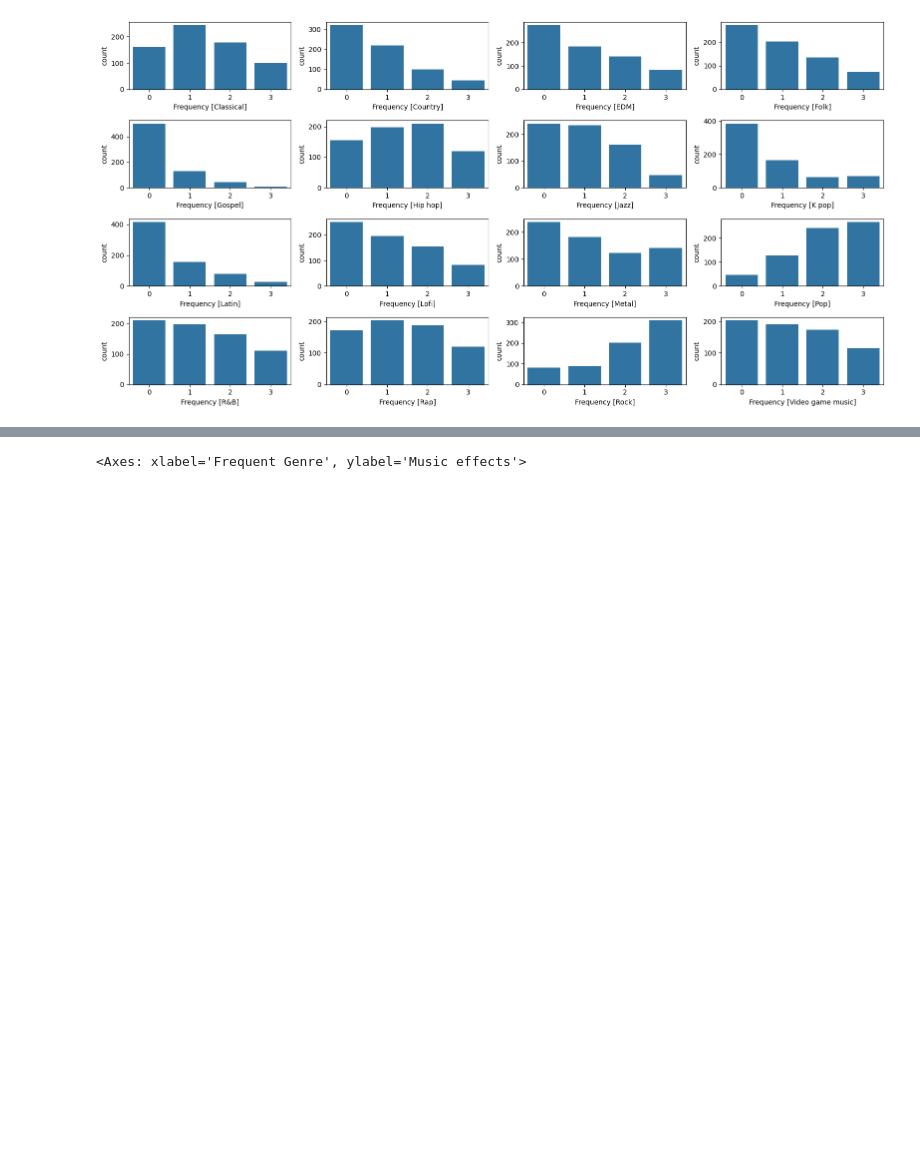
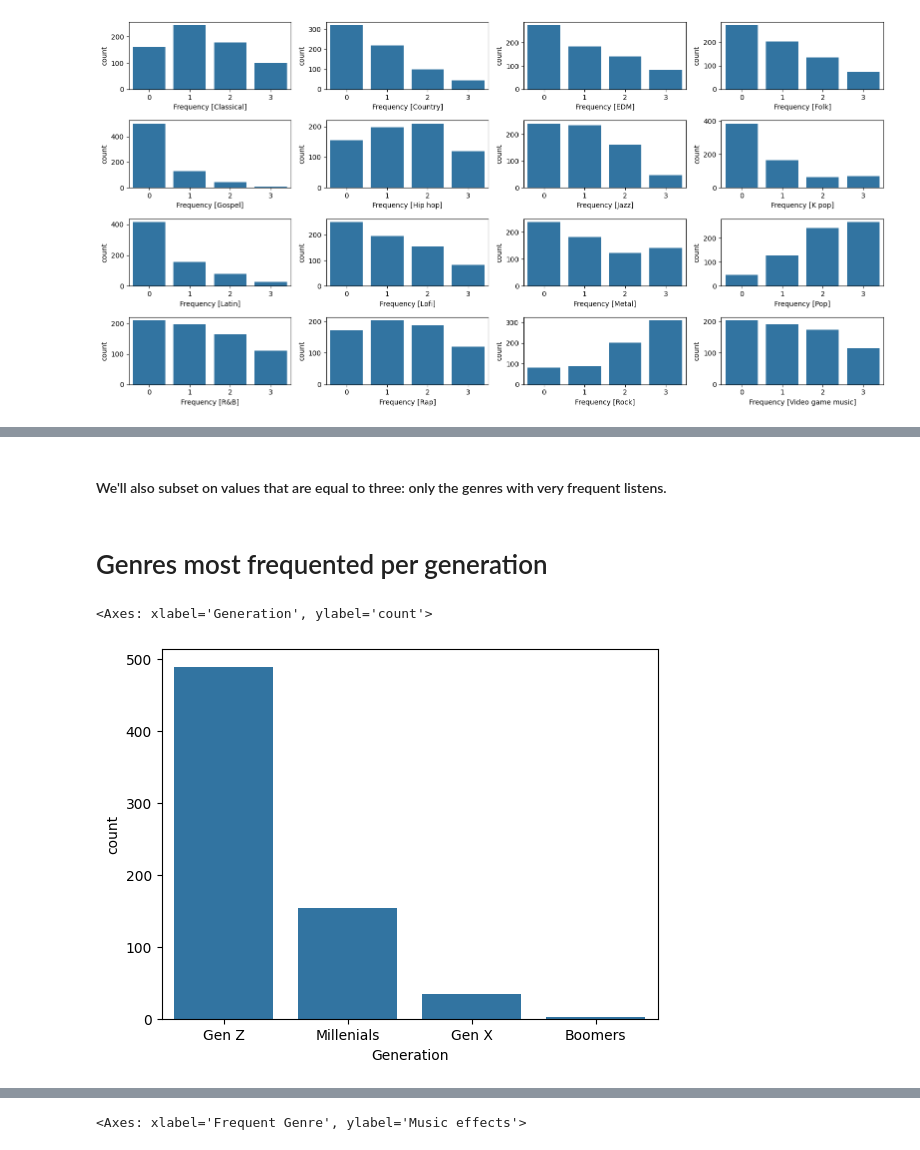
Before and after one commit to mlcuadra1/Mental-Health-x-Music-EDA, a Jupyter notebook: notebooks/Script 2 - EDA.ipynb, the cells around one changed output, grey strips where cells are left out. Cells and saved outputs as stored; diff of their text form; code cells hidden in the pictures; blank space fills up the shorter version.

Commit message:
EDA edits and added generation distribution

```diff
--- a/notebooks/Script 2 - EDA.ipynb
+++ b/notebooks/Script 2 - EDA.ipynb
@@ -182,0 +309,2 @@ plt.tight_layout()
+# %% [markdown]
+#### We'll also subset on values that are equal to three: only the genres with very frequent listens.
@@ -182,0 +315,10 @@ plt.tight_layout()
+# %% [markdown]
+# Genres most frequented per generation
+# %%
+generation_drop_duplicates = df.drop_duplicates(subset=['id'], keep='last')
+generation_drop_duplicates
+
+sns.countplot(data=generation_drop_duplicates, x='Generation')
+# %% [output]
+<Axes: xlabel='Generation', ylabel='count'>
+[figure, added]
```
Also changed, not shown: parts of 31 cells of this notebook.
